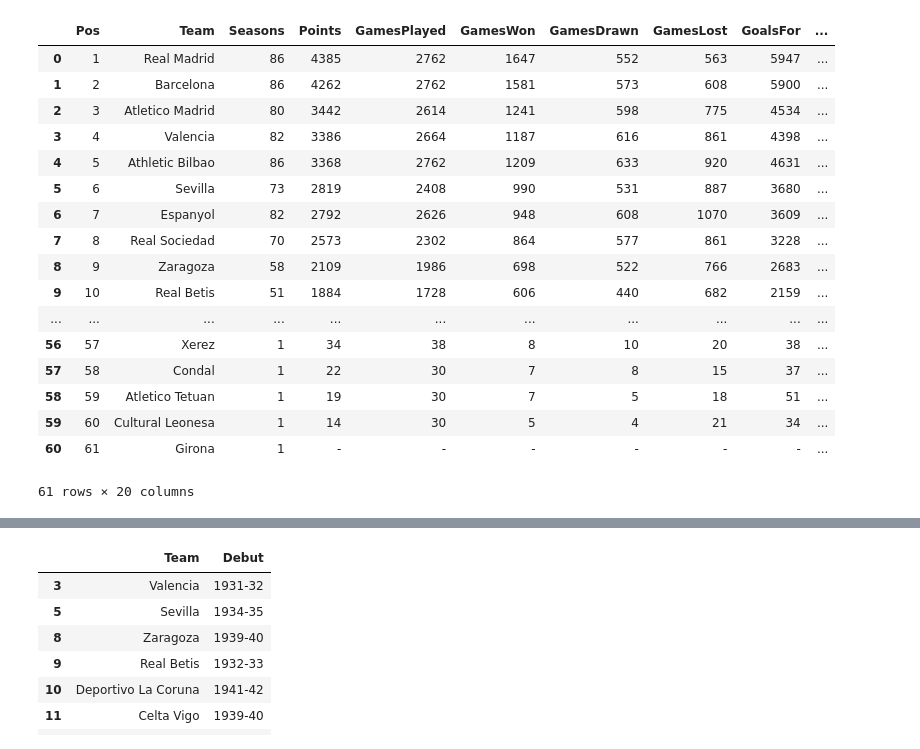
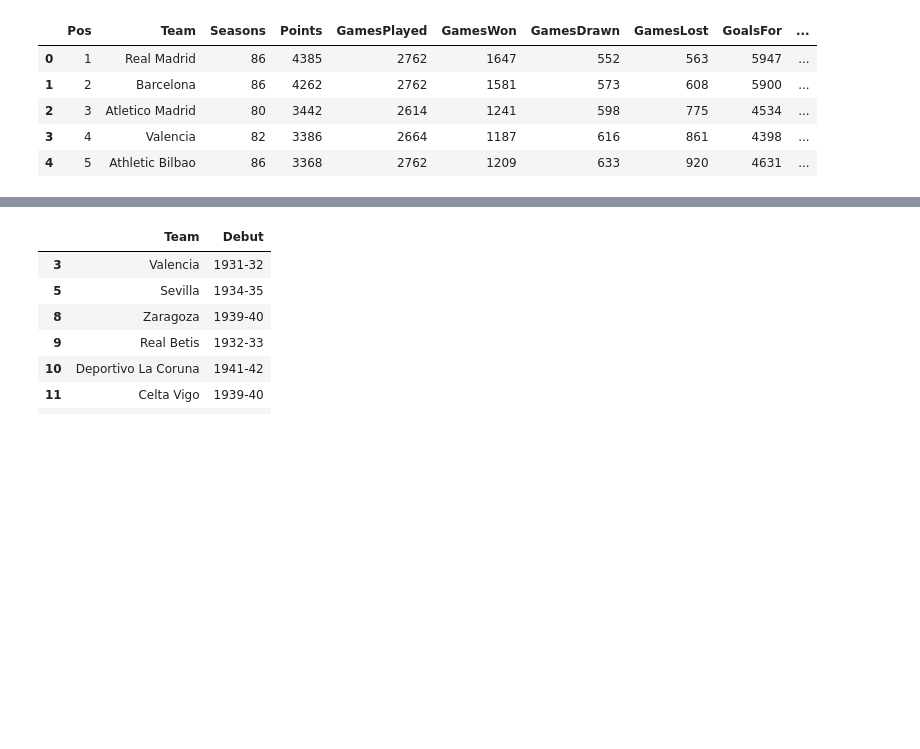
Before and after one commit to GreatLearningAIML1/bangalore-aug19-batch-utkarshkrishna111, a Jupyter notebook: Project1_August.ipynb, the cells around one changed output, grey strips where cells are left out. Cells and saved outputs as stored; diff of their text form; code cells hidden in the pictures; blank space fills up the shorter version.

```diff
--- a/Project1_August.ipynb
+++ b/Project1_August.ipynb
@@ -4,26 +4,14 @@ import pandas as pd
 # %%
 Laliga=pd.read_csv(r'C:\Users\Admin\Desktop\Python\Laliga.csv',skiprows=[0])
 # %%
-Laliga
+Laliga.head()
 # %% [output]
 |  | Pos | Team | Seasons | Points | GamesPlayed | GamesWon | GamesDrawn | GamesLost | GoalsFor | ... |
 | 0 | 1 | Real Madrid | 86 | 4385 | 2762 | 1647 | 552 | 563 | 5947 | ... |
 | 1 | 2 | Barcelona | 86 | 4262 | 2762 | 1581 | 573 | 608 | 5900 | ... |
 | 2 | 3 | Atletico Madrid | 80 | 3442 | 2614 | 1241 | 598 | 775 | 4534 | ... |
 | 3 | 4 | Valencia | 82 | 3386 | 2664 | 1187 | 616 | 861 | 4398 | ... |
 | 4 | 5 | Athletic Bilbao | 86 | 3368 | 2762 | 1209 | 633 | 920 | 4631 | ... |
-| 5 | 6 | Sevilla | 73 | 2819 | 2408 | 990 | 531 | 887 | 3680 | ... |
-| 6 | 7 | Espanyol | 82 | 2792 | 2626 | 948 | 608 | 1070 | 3609 | ... |
-| 7 | 8 | Real Sociedad | 70 | 2573 | 2302 | 864 | 577 | 861 | 3228 | ... |
-| 8 | 9 | Zaragoza | 58 | 2109 | 1986 | 698 | 522 | 766 | 2683 | ... |
-| 9 | 10 | Real Betis | 51 | 1884 | 1728 | 606 | 440 | 682 | 2159 | ... |
-| ... | ... | ... | ... | ... | ... | ... | ... | ... | ... | ... |
-| 56 | 57 | Xerez | 1 | 34 | 38 | 8 | 10 | 20 | 38 | ... |
-| 57 | 58 | Condal | 1 | 22 | 30 | 7 | 8 | 15 | 37 | ... |
-| 58 | 59 | Atletico Tetuan | 1 | 19 | 30 | 7 | 5 | 18 | 51 | ... |
-| 59 | 60 | Cultural Leonesa | 1 | 14 | 30 | 5 | 4 | 21 | 34 | ... |
-| 60 | 61 | Girona | 1 | - | - | - | - | - | - | ... |
-61 rows × 20 columns
 # %%
 Laliga.replace('-','0',inplace = True)
 # %%
```
Also changed, not shown: parts of 10 cells of this notebook.
